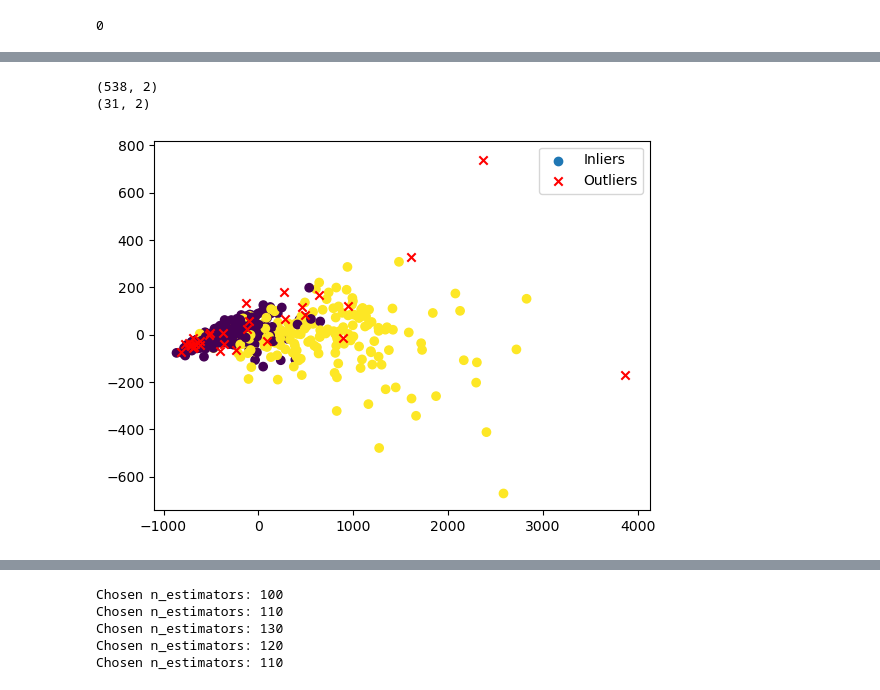
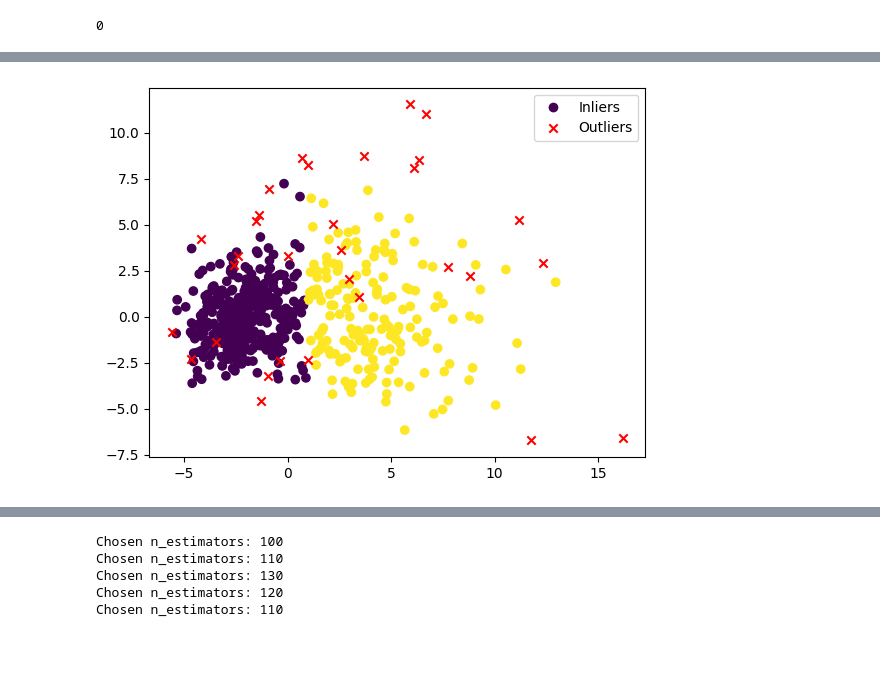
Before and after one commit to thomas-tran22/MachineLearningProject, a Jupyter notebook: ML_Project.ipynb, the cells around one changed output, grey strips where cells are left out. Cells and saved outputs as stored; diff of their text form; code cells hidden in the pictures; blank space fills up the shorter version.

Commit message:
improved  Kmeans

```diff
--- a/ML_Project.ipynb
+++ b/ML_Project.ipynb
@@ -80,39 +88,37 @@ Estimated no. of noise points: 31
 # %%
 from sklearn.cluster import KMeans
 # from sklearn.preprocessing import StandardScaler
 from sklearn.neighbors import LocalOutlierFactor
 # import matplotlib.pyplot as plt
 # import numpy as np
 
 # Detect outliers using Local Outlier Factor
 scaler = StandardScaler()
 X_scaled = scaler.fit_transform(X)
 lof = LocalOutlierFactor(n_neighbors=20, contamination='auto')
 outlier_labels = lof.fit_predict(X_scaled)
 
+
+inliers = X_scaled[outlier_labels == 1]
+outliers = X_scaled[outlier_labels == -1]
+
 # Perform KMeans clustering on the original scaled data
 kmeans = KMeans(n_clusters=2, random_state=42)
-kmeans.fit(X_scaled)
+kmeans.fit(inliers)
 labels = kmeans.labels_
 
-pca = PCA(n_components=2)
-X_pca = pca.fit_transform(X)
+pca = PCA(n_components=2).fit(inliers)
+inliers_PCA = pca.transform(inliers)
+outliers_PCA = pca.transform(outliers)
 
-# Separate outliers and inliers
-outliers = X_pca[outlier_labels == -1]
-inliers = X_pca[outlier_labels != -1]
 
-print(inliers.shape)
-print(outliers.shape)
 
-plt.scatter(inliers[:, 0], inliers[:, 1], c=labels[outlier_labels != -1], cmap='viridis', label='Inliers')
-plt.scatter(outliers[:, 0], outliers[:, 1], c='red', marker='x', label='Outliers')
+plt.scatter(inliers_PCA[:, 0], inliers_PCA[:, 1], c=labels, cmap='viridis', label='Inliers')
+plt.scatter(outliers_PCA[:, 0], outliers_PCA[:, 1], c='red', marker='x', label='Outliers')
 plt.legend()
 plt.show()
 # %% [output]
-(538, 2)
-(31, 2)
-[figure, old version]
+[figure, new version]
 # %%
 # Print metrics
 from sklearn import metrics
```
Also changed, not shown: parts of 4 cells of this notebook.
